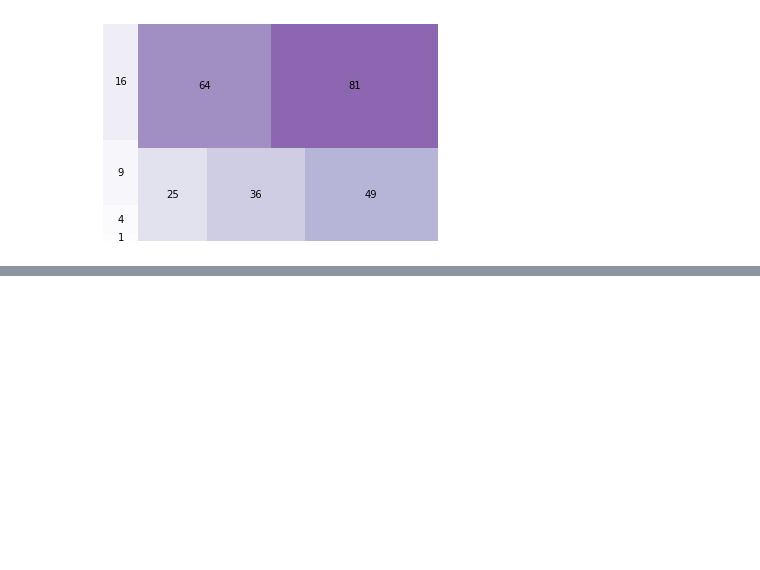
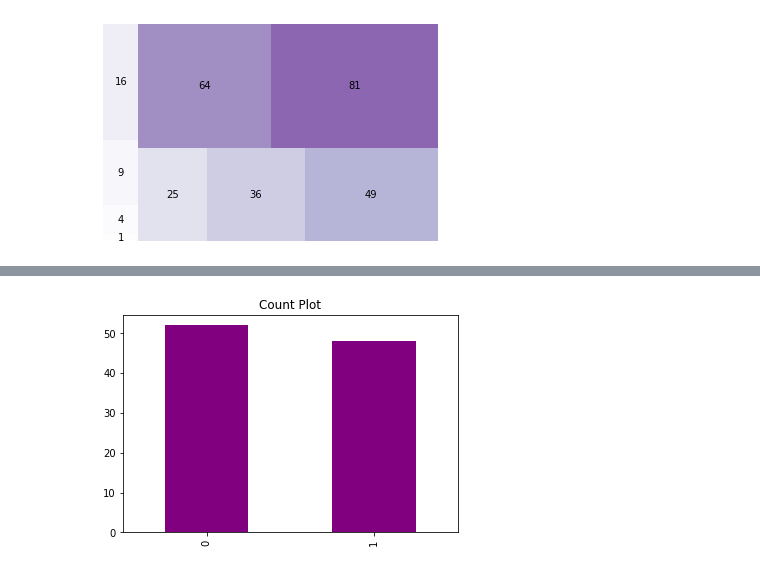
Before and after one commit to steffincodes/googlecolabnotbooks, a Jupyter notebook: Matplotlib101.ipynb, the cells around one changed output, grey strips where cells are left out. Saved outputs shown, nothing was run; the diff lists cells and outputs as text; code cells hidden in the pictures; blank space fills up the shorter version.

```diff
--- a/Matplotlib101.ipynb
+++ b/Matplotlib101.ipynb
@@ -215,0 +216,15 @@ plt.plot(
+# %%
+import matplotlib.pyplot as plt
+import pandas as pd
+import numpy as np
+
+df=pd.DataFrame({
+    'x':np.random.randint(2,size=100)
+})
+
+df['x'].value_counts().plot.bar(
+    title="Count Plot",
+    color='purple',
+);
+# %% [output]
+[figure, added]
```
Also changed, not shown: parts of 5 cells of this notebook.
